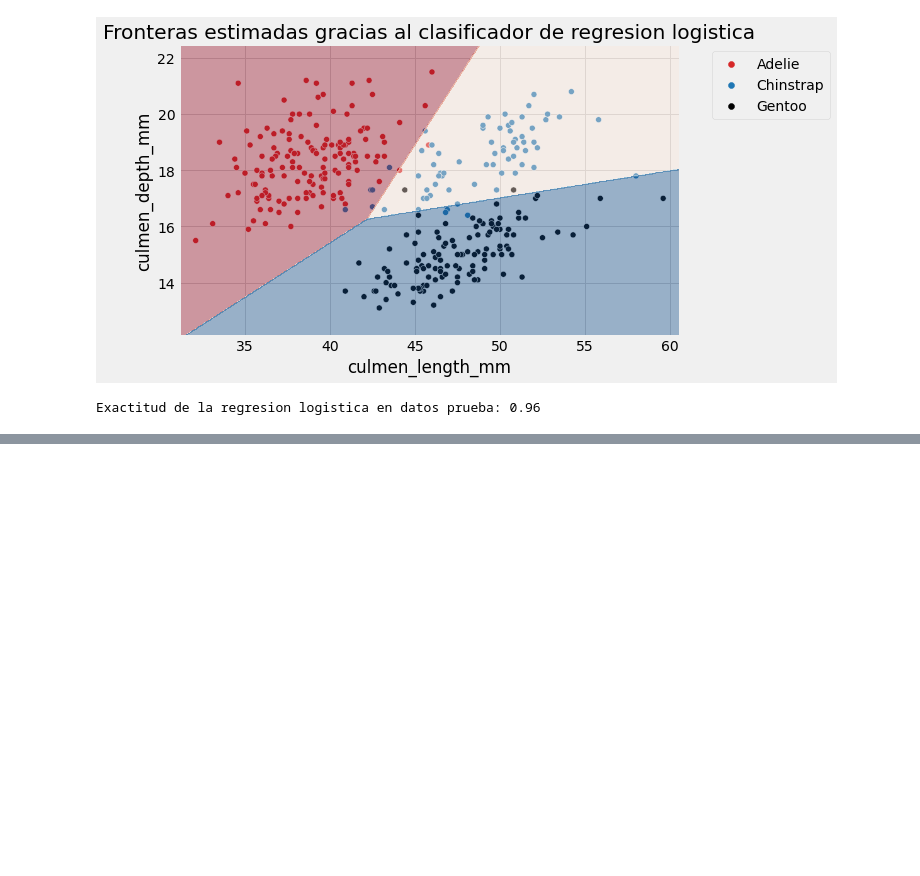
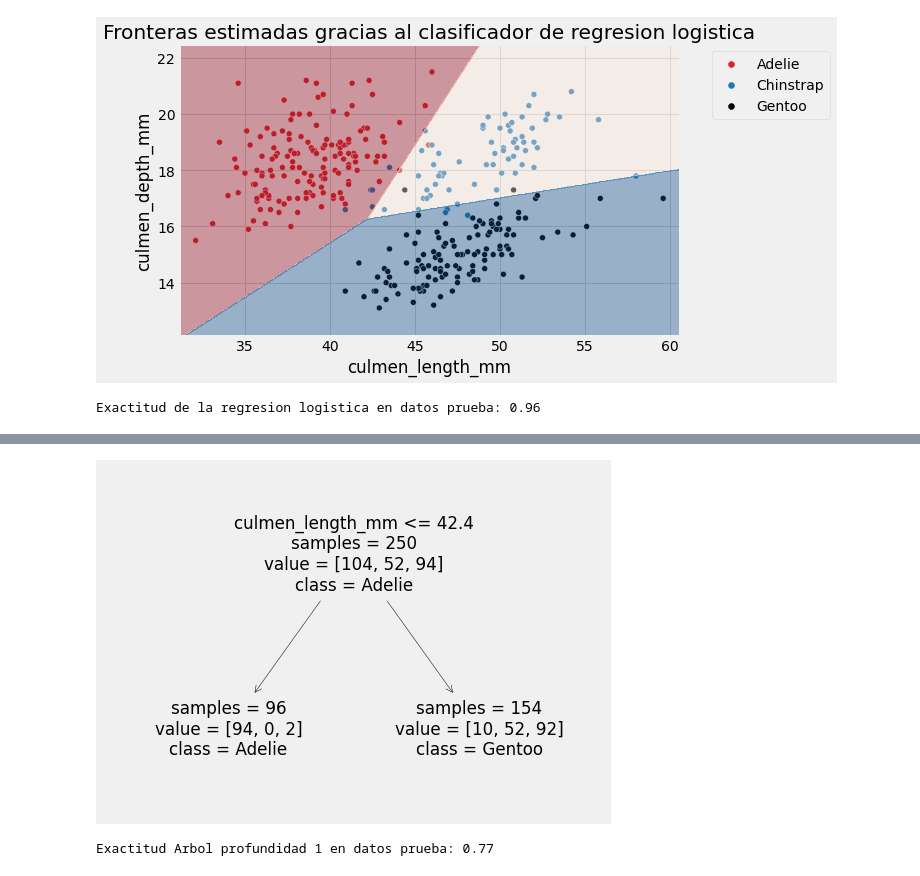
Before and after one commit to tian2992/notebooks_dateros, a Jupyter notebook: ml/clasificar_pinguinos.ipynb, the cells around one changed output, grey strips where cells are left out. Drawn from its saved outputs; the diff is of its cells as text; code cells hidden in the pictures; blank space fills up the shorter version.

```diff
--- a/ml/clasificar_pinguinos.ipynb
+++ b/ml/clasificar_pinguinos.ipynb
@@ -273,0 +313,8 @@ y_pred_proba = linear_model.predict_proba(chinstrap_imaginario)
+# %%
+from sklearn.tree import plot_tree
+
+_, ax = plt.subplots(figsize=(8, 6))
+_ = plot_tree(tree_1, feature_names=culmen_columns,
+              class_names=tree_1.classes_, impurity=False, ax=ax)
+# %% [output]
+[figure, added]
@@ -273,0 +326,5 @@ y_pred_proba = linear_model.predict_proba(chinstrap_imaginario)
+# %%
+test_score = tree_1.score(data_test, target_test)
+print(f"Exactitud Arbol profundidad 1 en datos prueba: {test_score:.2f}")
+# %% [output]
+Exactitud Arbol profundidad 1 en datos prueba: 0.77
```
Also changed, not shown: parts of 18 cells of this notebook.
